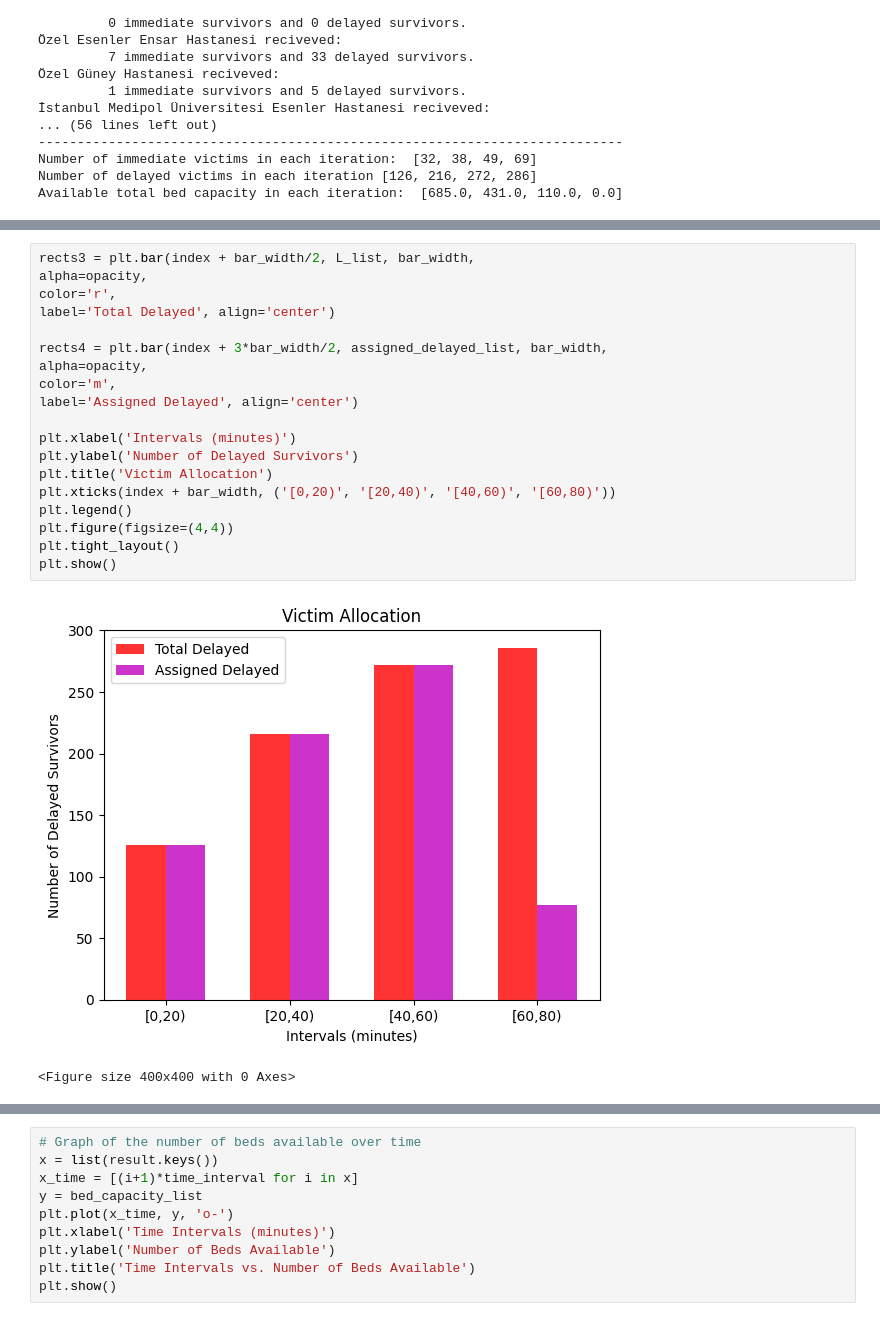
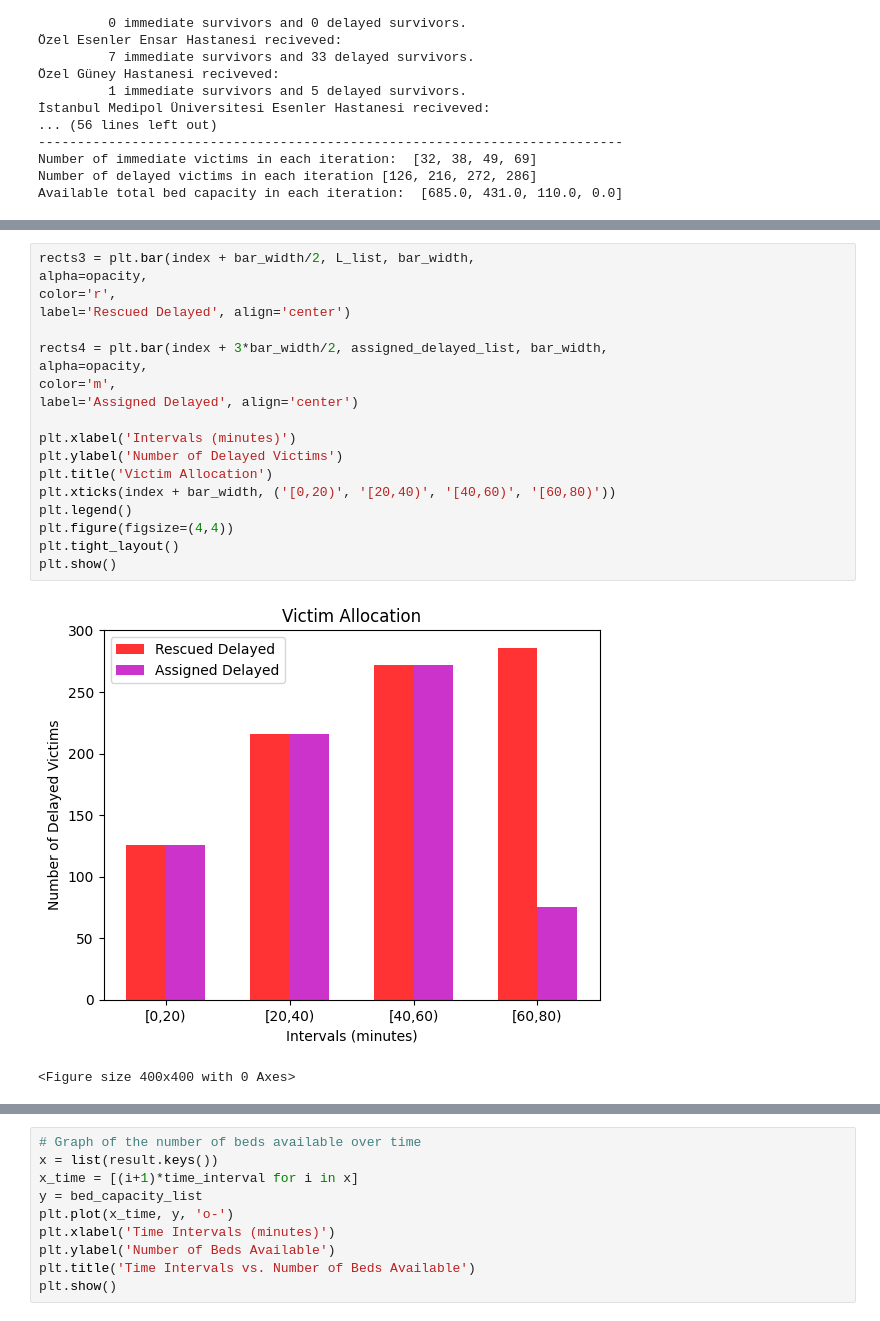
Before and after one commit to busra-ashak/INDR491-Victim-Allocation, a Jupyter notebook: INDR491_victim_allocation_better.ipynb, the cells around one changed output, grey strips where cells are left out. Drawn from its saved outputs; the diff is of its cells as text.

```diff
--- a/INDR491_victim_allocation_better.ipynb
+++ b/INDR491_victim_allocation_better.ipynb
@@ -228,24 +228,24 @@ plt.show()
 # %%
 rects3 = plt.bar(index + bar_width/2, L_list, bar_width,
 alpha=opacity,
 color='r',
-label='Total Delayed', align='center')
+label='Rescued Delayed', align='center')
 
 rects4 = plt.bar(index + 3*bar_width/2, assigned_delayed_list, bar_width,
 alpha=opacity,
 color='m',
 label='Assigned Delayed', align='center')
 
 plt.xlabel('Intervals (minutes)')
-plt.ylabel('Number of Delayed Survivors')
+plt.ylabel('Number of Delayed Victims')
 plt.title('Victim Allocation')
 plt.xticks(index + bar_width, ('[0,20)', '[20,40)', '[40,60)', '[60,80)'))
 plt.legend()
 plt.figure(figsize=(4,4))
 plt.tight_layout()
 plt.show()
 # %% [output]
-[figure, old version]
+[figure, new version]
 <Figure size 400x400 with 0 Axes>
 # %%
 # Graph of percentage of assigned immediate and delayed victims over time
```
Also changed, not shown: parts of 4 cells of this notebook.
